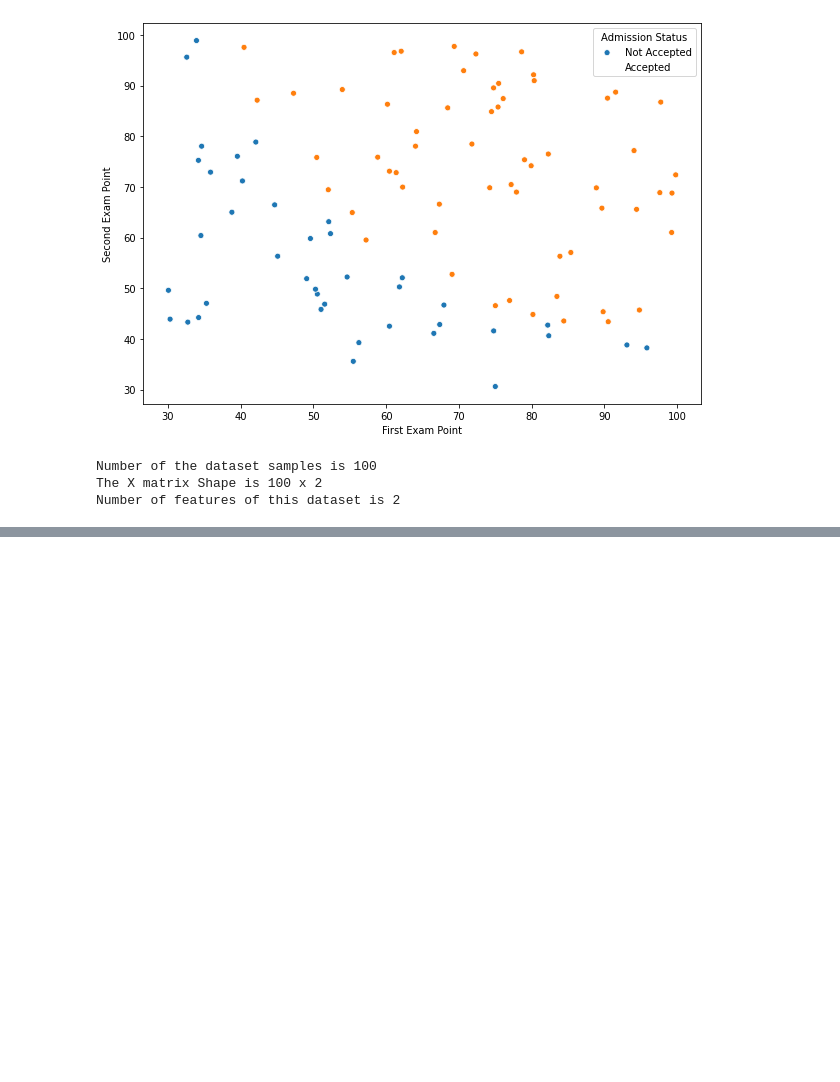
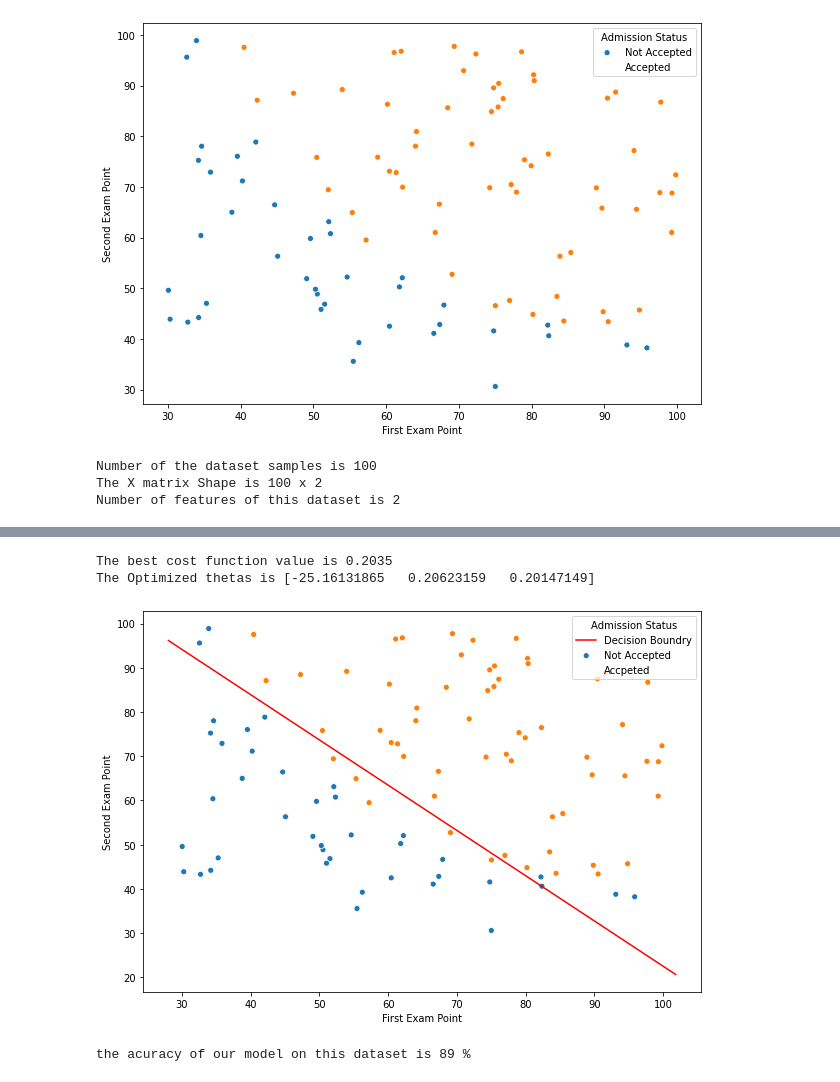
Before and after one commit to BahramJannesar/MachineLearningbyStanfordUniversityAndrewNg, a Jupyter notebook: WEEK 3/Exercise/Logistic Regression.ipynb, the cells around one changed output, grey strips where cells are left out. Saved outputs shown, nothing was run; the diff lists cells and outputs as text; code cells hidden in the pictures; blank space fills up the shorter version.

```diff
--- a/WEEK 3/Exercise/Logistic Regression.ipynb
+++ b/WEEK 3/Exercise/Logistic Regression.ipynb
@@ -46,0 +89,23 @@ def sigmoid(x):
+# %%
+result = optimize.minimize(cost_function , initial_theta , (X ,y) , method = 'TNC' , jac = gradian_decent , options= options)
+# %%
+print('The best cost function value is {:.4}'.format(result.fun))
+print('The Optimized thetas is {}'.format(result.x))
+best_theta = result.x
+# %% [output]
+The best cost function value is 0.2035
+The Optimized thetas is [-25.16131865   0.20623159   0.20147149]
+# %%
+plot_x = np.array([np.min(X[:, 1]) - 2, np.max(X[:, 1]) + 2])
+# %%
+plot_y = (-1 / best_theta[2] ) * (best_theta[1] * plot_x + best_theta[0])
+# %%
+plt.figure(figsize=(10 , 7 ))
+sns.scatterplot(x = 'firstExam' , y = 'secondExam' , data = student  , hue = 'admissionStatus', legend= 'full' )
+sns.lineplot( x = plot_x , y = plot_y , color = 'red')
+plt.xlabel('First Exam Point')
+plt.ylabel('Second Exam Point')
+plt.legend(title='Admission Status', loc='upper right', labels=['Decision Boundry', 'Not Accepted' , 'Accpeted'])
+plt.show()
+# %% [output]
+[figure, added]
@@ -46,0 +125,4 @@ def sigmoid(x):
+# %%
+print('the acuracy of our model on this dataset is {} %'.format(100 - len(student[student['admissionStatus'] != student['predictedAdmissionStatus']])))
+# %% [output]
+the acuracy of our model on this dataset is 89 %
```
Also changed, not shown: parts of 11 cells of this notebook.
